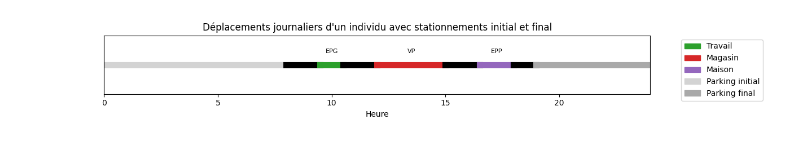
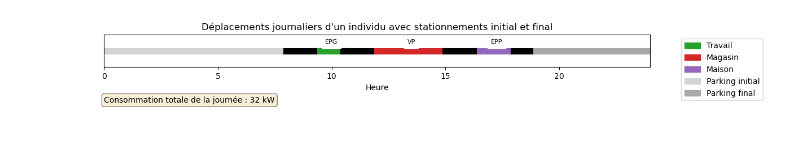
Before and after one commit to kilianguillon/Projet_statapp, a Jupyter notebook: viz_edf.ipynb, the cells around one changed output. Drawn from its saved outputs; the diff is of its cells as text; code cells hidden in the pictures.

Commit message:
ajout consommation viz_edf

```diff
--- a/viz_edf.ipynb
+++ b/viz_edf.ipynb
@@ -12,7 +12,8 @@ mock_data_with_parking = pd.DataFrame({
         'Emplacement dans un parking public ou commercial payant',
         'Emplacement privé, gratuit (y compris domicile)'
     ],
-    'num_dep_V': [1, 2, 3, 4]
+    'num_dep_V': [1, 2, 3, 4],
+    'Consommation' : [10, 12, 3, 7]
 })
 # %%
 display(mock_data_with_parking)
@@ -37,11 +38,14 @@ def plot_individual_travels_final(travel_data):
     - travel_data: DataFrame containing the travel information for an individual, including departure and arrival times,
       parking locations, departure locations, trip number, and parking information.
     """
+
+    consommation_totale = travel_data['Consommation'].sum()
+
     # Ensure the data is sorted by departure time
     travel_data_sorted = travel_data.sort_values(by='HEURE_DEPART')
 
     # Start plotting
-    fig, ax = plt.subplots(figsize=(12, 2))
+    fig, ax = plt.subplots(figsize=(12, 4))
 
     # Initial and final parking locations, and their abbreviations
     initial_parking_location = travel_data_sorted.iloc[0]['Lieu_Depart']
@@ -76,34 +80,40 @@ def plot_individual_travels_final(travel_data):
         if index < len(travel_data_sorted) - 1:
             next_start = travel_data_sorted.iloc[index + 1]['HEURE_DEPART']
             ax.plot([end, next_start], [1, 1], color=color_map[parking_location], linewidth=8)  # Uniform line thickness for parking
             # Add abbreviated text for parking information, placed closer to the line
             abbreviation = parking_abbreviations.get(parking_info, 'Unk')
             ax.text((end + next_start) / 2, 1.02, abbreviation, ha='center', va='bottom', fontsize=8, backgroundcolor='white')
 
     # Plot final parking segment (from last arrival to midnight)
     last_arrival = travel_data_sorted.iloc[-1]['HEURE_ARRIVEE']
     ax.plot([last_arrival, 24], [1, 1], color='darkgray', linewidth=8)  # Uniform line thickness for final parking
 
     # Improving the plot aesthetics
     ax.set_xlim(0, 24)  # Set x-axis to span from midnight to midnight
     ax.set_yticks([])  # Hide y-axis as it's not relevant
     ax.set_xlabel("Heure")
     plt.title("Déplacements journaliers d'un individu avec stationnements initial et final")
     # Create legend entries for parking locations
     legend_entries = [mpatches.Patch(color=color, label=label) for label, color in color_map.items() if label not in ['Initial Parking', 'Final Parking']]
     # Optionally, add entries for initial and final parking if desired
     legend_entries.append(mpatches.Patch(color='lightgray', label='Parking initial'))
     legend_entries.append(mpatches.Patch(color='darkgray', label='Parking final'))
     # Add legend to the plot
     ax.legend(handles=legend_entries, bbox_to_anchor=(1.05, 1), loc='upper left')
 
+    # Display total consumption in a text box
+    textstr = f"Consommation totale de la journée : {consommation_totale} kW"
+    props = dict(boxstyle='round', facecolor='wheat', alpha=0.5)
+    ax.text(0, -0.9, textstr, transform=ax.transAxes, fontsize=10,
+            verticalalignment='top', bbox=props)
+
     # Show the plot
     plt.tight_layout()
     plt.show()
 
 # Example usage with the provided mock DataFrame
 # Ensure your DataFrame includes 'Stationnement' column with parking information.
+
+plot_individual_travels_final(mock_data_with_parking)
+# %% [output]
+[figure, added]
-# %%
-plot_individual_travels_final(mock_data_with_parking)
-# %% [output]
-[figure, removed]
```
